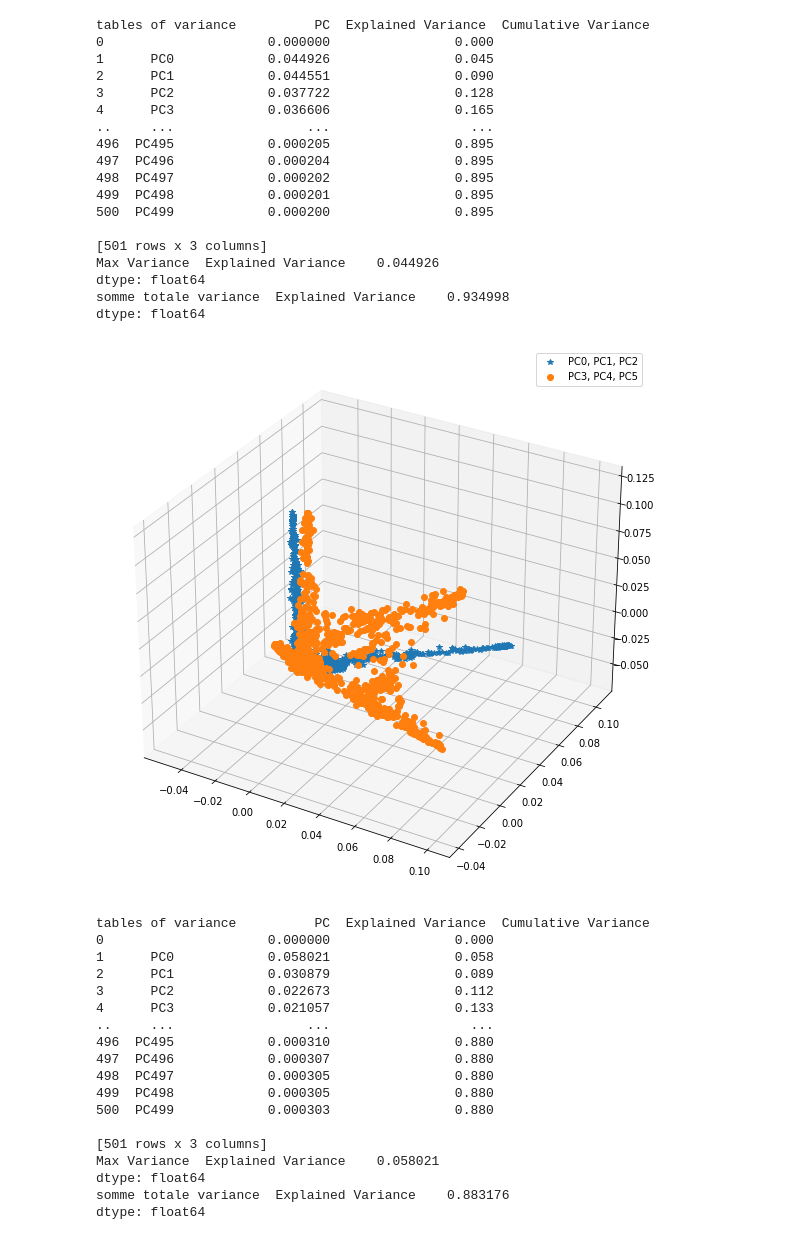
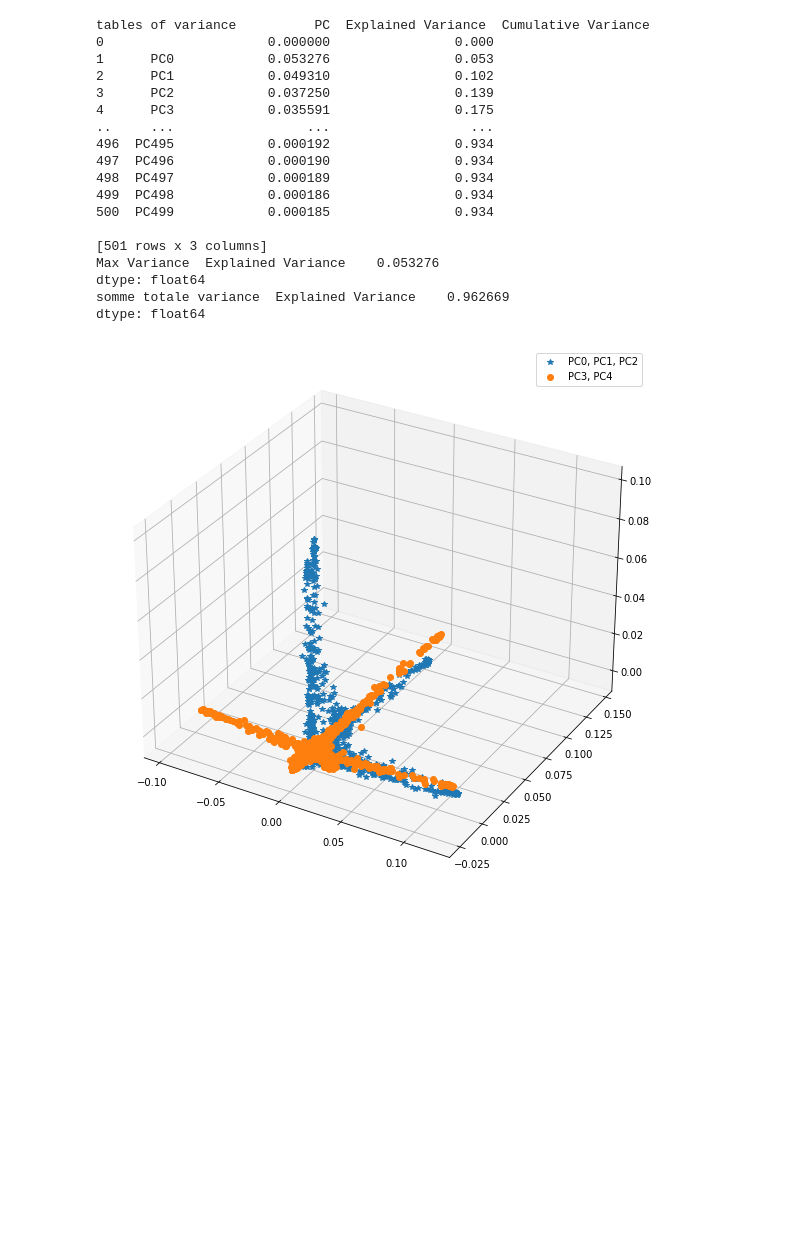
Before and after one commit to Khadimou/cta, a Jupyter notebook: pcaonimage.ipynb, the cells around one changed output. Saved outputs shown, nothing was run; the diff lists cells and outputs as text; code cells hidden in the pictures; blank space fills up the shorter version.

Commit message:
PCA appliqué sur une partie tronquée d'une image ainsi que sur les 10 premières valeurs singulières de nos images

```diff
--- a/pcaonimage.ipynb
+++ b/pcaonimage.ipynb
@@ -128,48 +128,39 @@ def pca(img):
     axis = fig.add_subplot(111,projection='3d')
 
     axis.plot(loadings[:,0],loadings[:,1],loadings[:,2], "*", label="PC0, PC1, PC2")
-    axis.plot(loadings[:,3],loadings[:,4],loadings[:,5], "o", label="PC3, PC4, PC5")
+    axis.plot(loadings[:,3],loadings[:,4], "o", label="PC3, PC4")
     axis.legend(loc="upper right")
 
     plt.show()
+# %%
+# keep only first 10 image matrix values
+tmp = []
+for s in range(len(image)):
+    for it in range(0,1200):
+        tmp.append(image[s].__getitem__(it))
+
+trunc_img = np.reshape(tmp, (len(image),1200))
 # %%
-for i in range(len(images)):
-    pca(images[i])
+# for i in range(len(images)):
+#     pca(images[i])
+pca(trunc_img)
 # %% [output]
 tables of variance          PC  Explained Variance  Cumulative Variance
 0                     0.000000                0.000
-1      PC0            0.044926                0.045
-2      PC1            0.044551                0.090
-3      PC2            0.037722                0.128
-4      PC3            0.036606                0.165
+1      PC0            0.053276                0.053
+2      PC1            0.049310                0.102
+3      PC2            0.037250                0.139
+4      PC3            0.035591                0.175
 ..     ...                 ...                  ...
-496  PC495            0.000205                0.895
-497  PC496            0.000204                0.895
-498  PC497            0.000202                0.895
-499  PC498            0.000201                0.895
-500  PC499            0.000200                0.895
+496  PC495            0.000192                0.934
+497  PC496            0.000190                0.934
+498  PC497            0.000189                0.934
+499  PC498            0.000186                0.934
+500  PC499            0.000185                0.934
 
 [501 rows x 3 columns]
-Max Variance  Explained Variance    0.044926
+Max Variance  Explained Variance    0.053276
 dtype: float64
-somme totale variance  Explained Variance    0.934998
+somme totale variance  Explained Variance    0.962669
 dtype: float64
-[figure, old version]
+[figure, new version]
-tables of variance          PC  Explained Variance  Cumulative Variance
-0                     0.000000                0.000
-1      PC0            0.058021                0.058
-2      PC1            0.030879                0.089
-3      PC2            0.022673                0.112
-4      PC3            0.021057                0.133
-..     ...                 ...                  ...
-496  PC495            0.000310                0.880
-497  PC496            0.000307                0.880
-498  PC497            0.000305                0.880
-499  PC498            0.000305                0.880
-500  PC499            0.000303                0.880
-
-[501 rows x 3 columns]
-Max Variance  Explained Variance    0.058021
-dtype: float64
-somme totale variance  Explained Variance    0.883176
-dtype: float64
```
Also changed, not shown: parts of 4 cells of this notebook.
